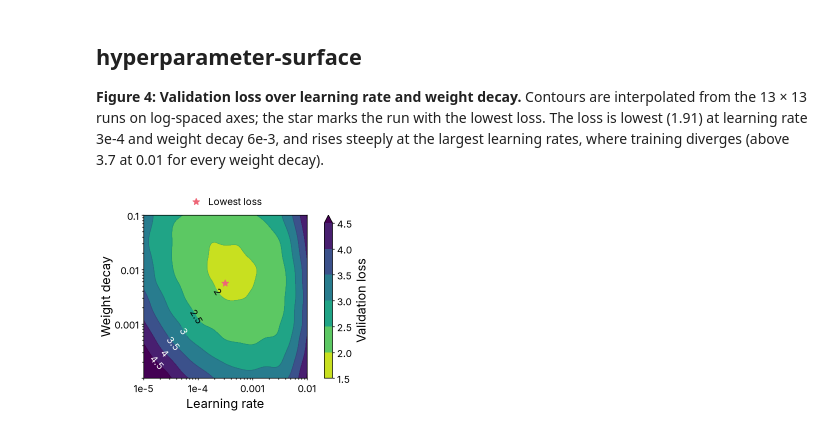
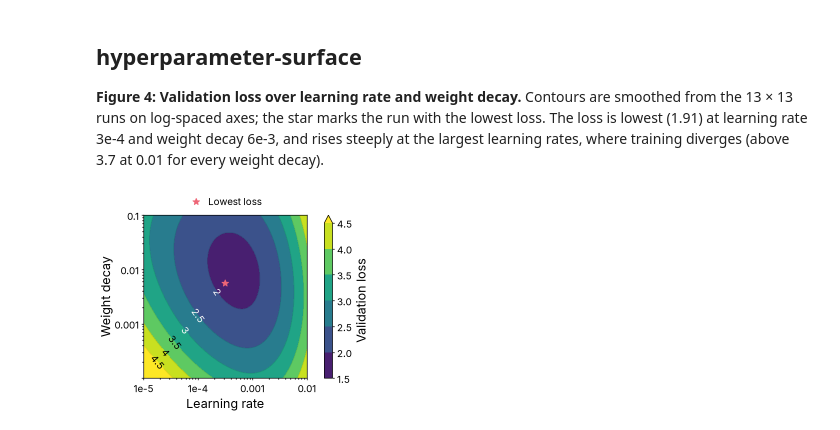
Before and after one commit to bigohofone/academic-figure-skill, a Jupyter notebook: examples/chart-types/notebooks/hyperparameter-surface.ipynb, the cells around one changed output. Saved outputs shown, nothing was run; the diff lists cells and outputs as text; code cells hidden in the pictures.

```diff
--- a/examples/chart-types/notebooks/hyperparameter-surface.ipynb
+++ b/examples/chart-types/notebooks/hyperparameter-surface.ipynb
@@ -17,7 +17,7 @@ colors = paper.use_design("../../../skills/academic-figure/assets/DESIGN.md")  #
 # %% [markdown]
 ## hyperparameter-surface
 
-**Figure 4: Validation loss over learning rate and weight decay.** Contours are interpolated from the 13 × 13 runs on log-spaced axes; the star marks the run with the lowest loss. The loss is lowest (1.91) at learning rate 3e-4 and weight decay 6e-3, and rises steeply at the largest learning rates, where training diverges (above 3.7 at 0.01 for every weight decay).
+**Figure 4: Validation loss over learning rate and weight decay.** Contours are smoothed from the 13 × 13 runs on log-spaced axes; the star marks the run with the lowest loss. The loss is lowest (1.91) at learning rate 3e-4 and weight decay 6e-3, and rises steeply at the largest learning rates, where training diverges (above 3.7 at 0.01 for every weight decay).
 # %%
 from matplotlib.ticker import NullFormatter
 from scipy.interpolate import RectBivariateSpline
@@ -30,39 +30,41 @@ val_loss = np.array(data["val_loss"])
 
 log_lr_fine = np.linspace(np.log10(learning_rate[0]), np.log10(learning_rate[-1]), 200)
 log_wd_fine = np.linspace(np.log10(weight_decay[0]), np.log10(weight_decay[-1]), 200)
-fine = RectBivariateSpline(np.log10(weight_decay), np.log10(learning_rate), val_loss)(log_wd_fine, log_lr_fine)
+noise = 0.02 * np.ptp(val_loss)
+fine = RectBivariateSpline(np.log10(weight_decay), np.log10(learning_rate), val_loss,
+                           s=val_loss.size * noise ** 2)(log_wd_fine, log_lr_fine)
 X, Y = np.meshgrid(10 ** log_lr_fine, 10 ** log_wd_fine)
 
 fig, ax = plt.subplots(figsize=(2.75, 3))
 ax.set_xscale("log")
 ax.set_yscale("log")
-cs = ax.contourf(X, Y, fine, levels=np.arange(1.5, 4.51, 0.5), cmap="viridis_r", extend="max")
+cs = ax.contourf(X, Y, fine, levels=np.arange(1.5, 4.51, 0.5), extend="max")
 lines = ax.contour(X, Y, fine, levels=cs.levels, colors=colors["ink"], alpha=0.1)
 # one label per level, on the diagonal from the minimum toward the low-lr, low-wd corner, where lines are farthest apart
 positions = [(2.31e-4, 3.90e-3), (9.37e-5, 1.36e-3), (5.50e-5, 7.31e-4), (3.53e-5, 4.36e-4),
              (2.47e-5, 2.87e-4), (1.77e-5, 1.95e-4)]
 labels = ax.clabel(lines, fmt="%.2g", manual=positions)
 for t in labels:
     t.set_alpha(1)
     t.set_color(text_color(cs.cmap(cs.norm(float(t.get_text())))))
 
 best_i, best_j = np.unravel_index(val_loss.argmin(), val_loss.shape)
 ax.plot(learning_rate[best_j], weight_decay[best_i], "*", color=colors["ours"], markerfacecolor=colors["ours"],
         markersize=2 * plt.rcParams["lines.markersize"], linestyle="none", label="Lowest loss")
 
 ax.set_xticks([1e-5, 1e-4, 1e-3, 1e-2], labels=["1e-5", "1e-4", "0.001", "0.01"])
 ax.set_yticks([1e-4, 1e-3, 1e-2, 1e-1], labels=["", "0.001", "0.01", "0.1"])
 ax.xaxis.set_minor_formatter(NullFormatter())
 ax.yaxis.set_minor_formatter(NullFormatter())
 ax.grid(False)
 ax.set_xlabel("Learning rate")
 ax.set_ylabel("Weight decay")
 ax.legend(loc="lower center", bbox_to_anchor=(0.5, 1), borderaxespad=0.5, ncol=1, frameon=False)
 fig.colorbar(cs, ax=ax, label="Validation loss")
 
 fit_height(fig, ax, aspect=1.0)
 fig.savefig("../outputs/hyperparameter-surface.pdf")
 fig.savefig("../outputs/hyperparameter-surface.png")
 plt.show()
 # %% [output]
-[figure, old version]
+[figure, new version]
```
Also changed, not shown: 9 other files.
